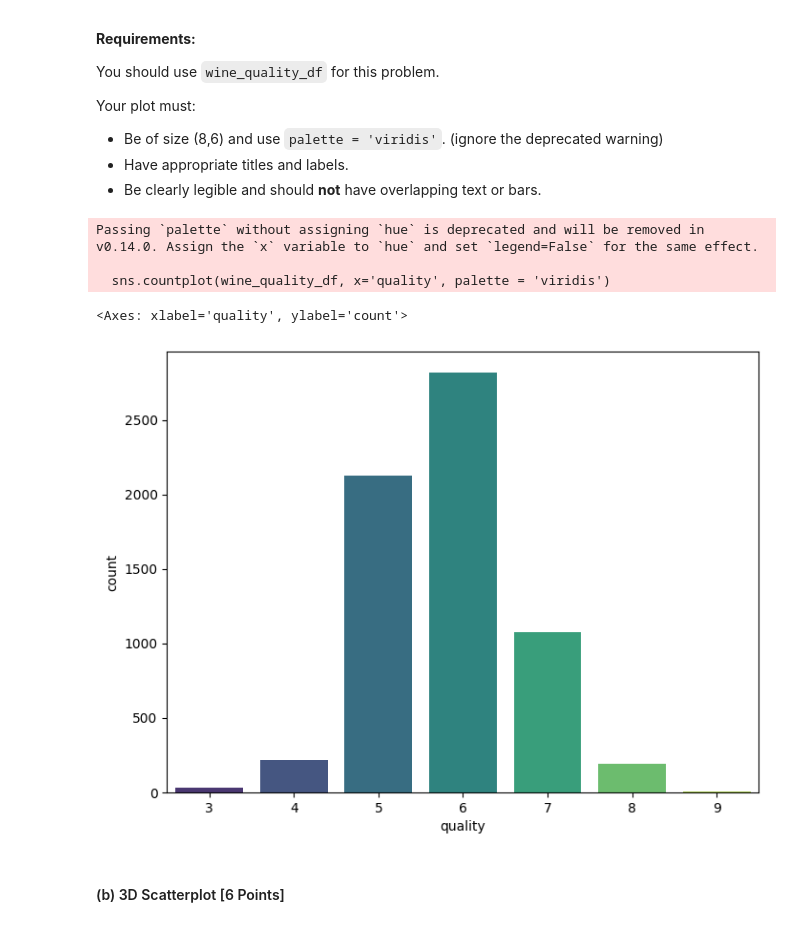
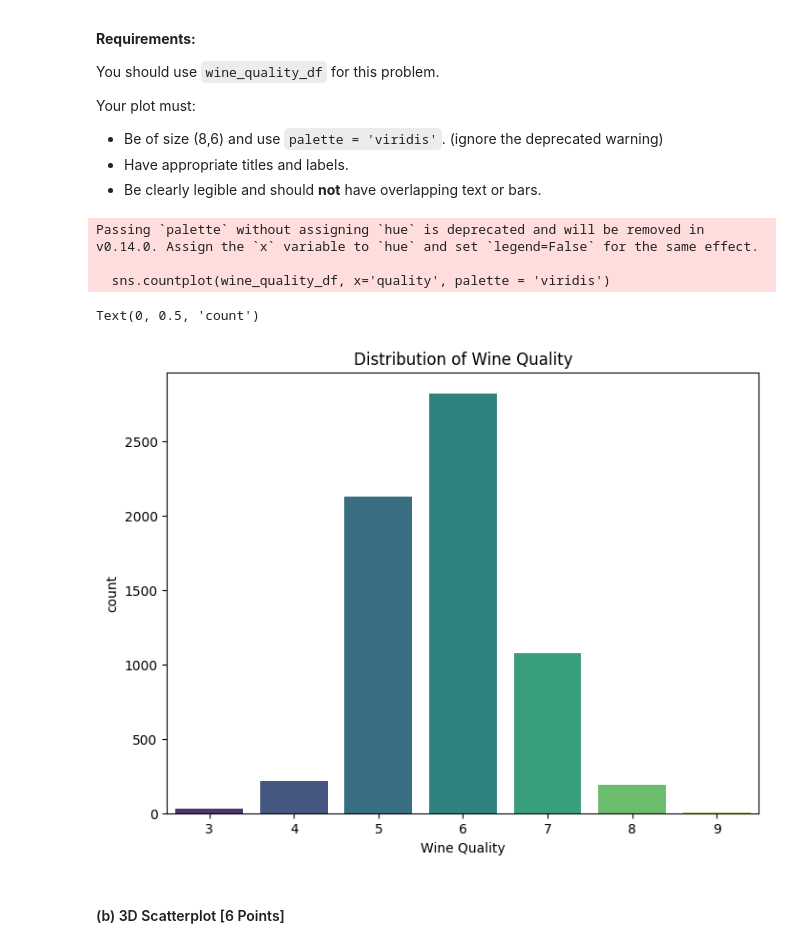
Before and after one commit to YanfuOu/CIS545, a Jupyter notebook: Yanfu_F24_HW4_Student_Version.ipynb, the cells around one changed output. Drawn from its saved outputs; the diff is of its cells as text; code cells hidden in the pictures.

```diff
--- a/Yanfu_F24_HW4_Student_Version.ipynb
+++ b/Yanfu_F24_HW4_Student_Version.ipynb
@@ -240,14 +240,17 @@ Your plot must:
 # %%
 # TODO (4 Manually Graded Points)
 # create a count plot which has a bar for each quality of wine, showing the frequency distribution of wine qualities
 plt.figure(figsize = (8,6))
 sns.countplot(wine_quality_df, x='quality', palette = 'viridis')
+plt.title("Distribution of Wine Quality")
+plt.xlabel("Wine Quality")
+plt.ylabel("count")
 # %% [output]
 Passing `palette` without assigning `hue` is deprecated and will be removed in v0.14.0. Assign the `x` variable to `hue` and set `legend=False` for the same effect.
 
   sns.countplot(wine_quality_df, x='quality', palette = 'viridis')
-<Axes: xlabel='quality', ylabel='count'>
+Text(0, 0.5, 'count')
-[figure, old version]
+[figure, new version]
 # %% [markdown]
 #### (b) 3D Scatterplot [6 Points]
 # %% [markdown]
```
Also changed, not shown: parts of 6 cells of this notebook.
